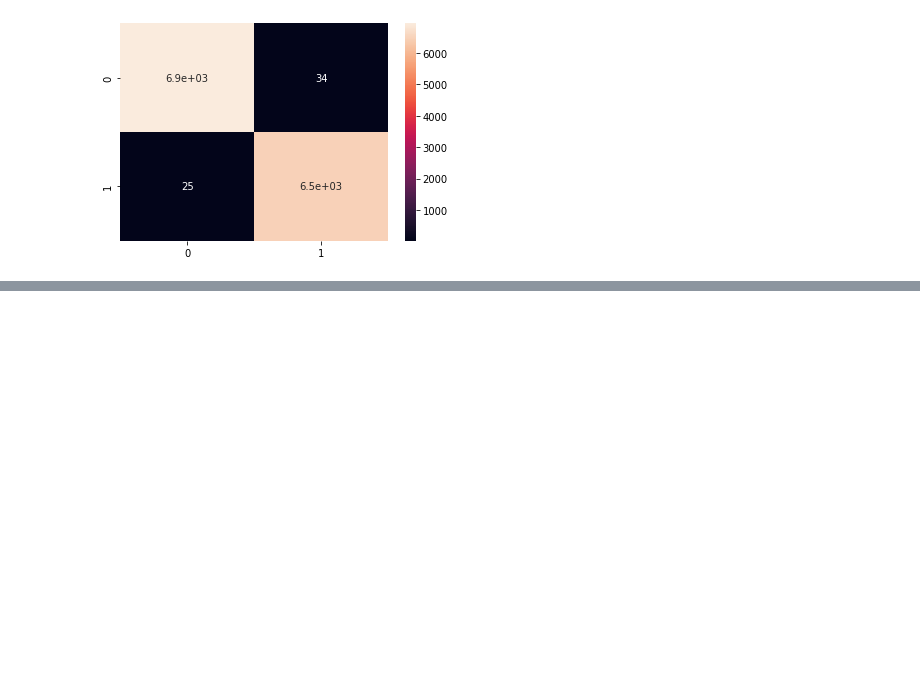
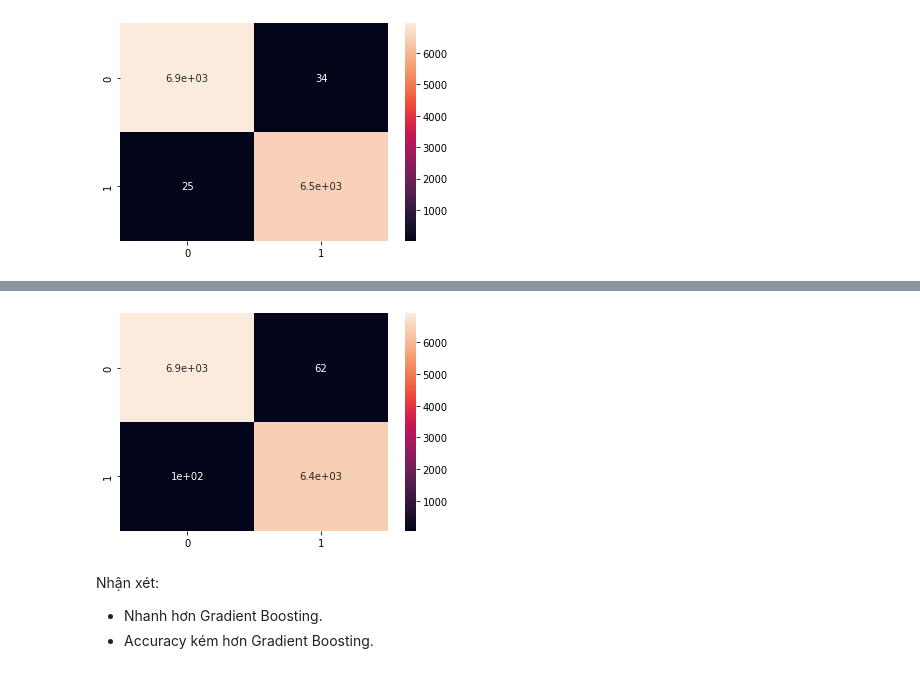
Before and after one commit to hwangswan/fakenews-detection, a Jupyter notebook: model/model-training.ipynb, the cells around one changed output, grey strips where cells are left out. Cells and saved outputs as stored; diff of their text form; code cells hidden in the pictures; blank space fills up the shorter version.

```diff
--- a/model/model-training.ipynb
+++ b/model/model-training.ipynb
@@ -192,0 +215,3 @@ Vì vậy nếu ưu tiên thì mình sẽ chọn Decision Tree nhiều hơn.
+# %%
+forest_model = RandomForestClassifier(random_state = 42)
+forest_model.fit(XVector_train, y_train)
@@ -192,0 +224,3 @@ Vì vậy nếu ưu tiên thì mình sẽ chọn Decision Tree nhiều hơn.
+# %%
+predict_random_forest = forest_model.predict(XVector_test)
+print(classification_report(y_test, predict_random_forest))
@@ -192,0 +236,10 @@ Vì vậy nếu ưu tiên thì mình sẽ chọn Decision Tree nhiều hơn.
+# %%
+forest_cm = confusion_matrix(y_test, predict_random_forest)
+sns.heatmap(forest_cm, annot = True)
+plt.show()
+# %% [output]
+[figure, added]
+# %% [markdown]
+Nhận xét:
+- Nhanh hơn Gradient Boosting.
+- Accuracy kém hơn Gradient Boosting.
```
Also changed, not shown: parts of 25 cells of this notebook.
